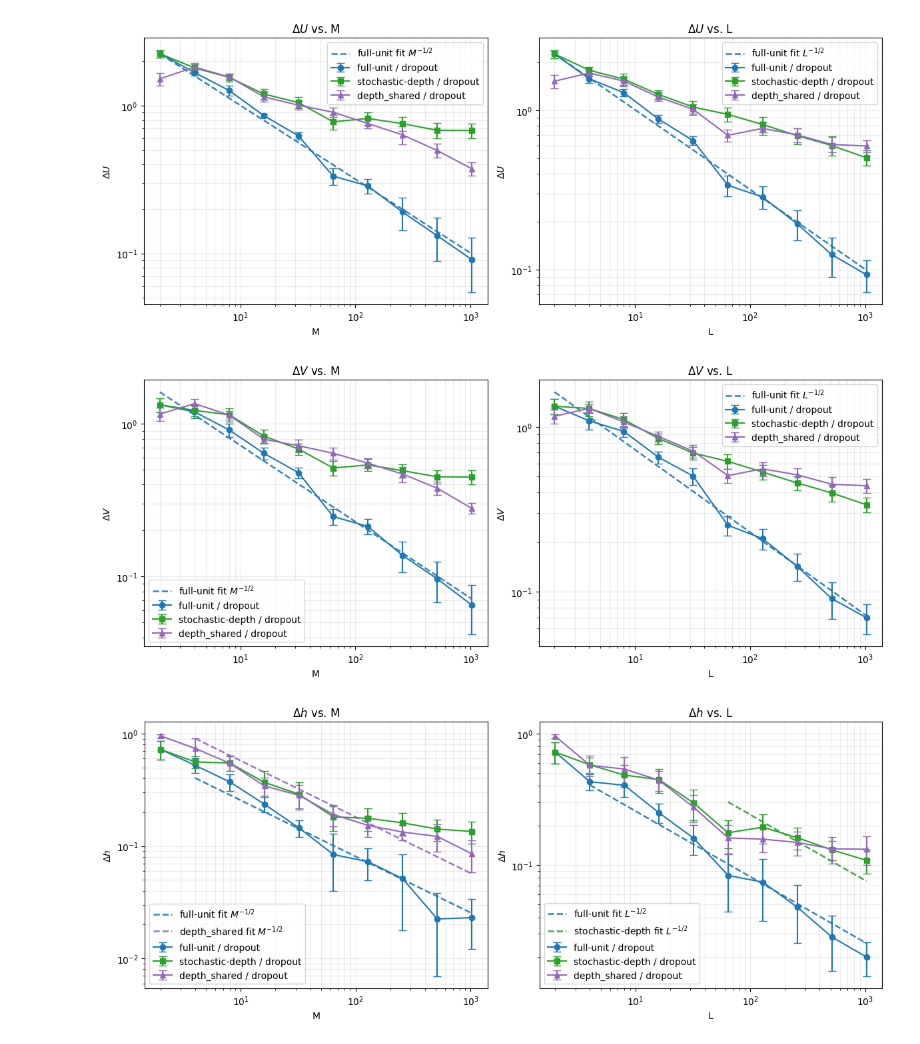
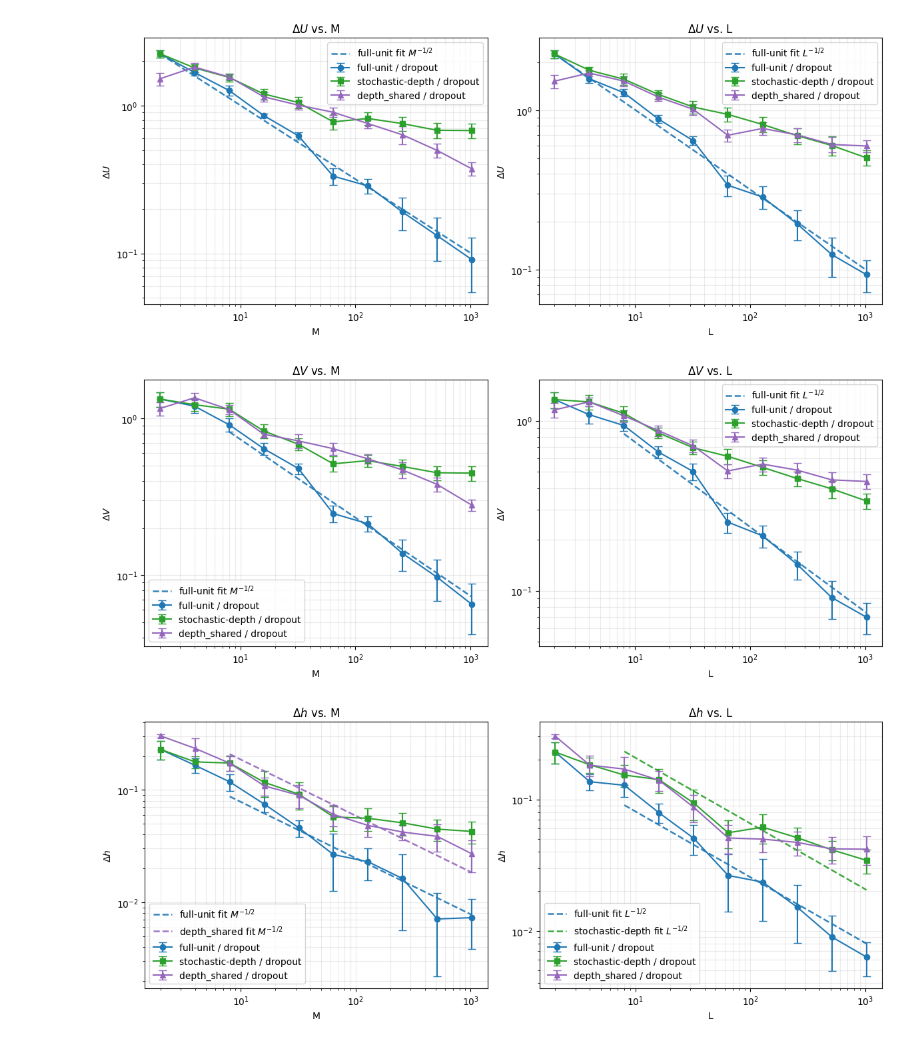
Before and after one commit to xavimaass/dropout_and_ram_2026, a Jupyter notebook: plots_from_multi_runs_load.ipynb, the cells around one changed output. Drawn from its saved outputs; the diff is of its cells as text; code cells hidden in the pictures.

```diff
--- a/plots_from_multi_runs_load.ipynb
+++ b/plots_from_multi_runs_load.ipynb
@@ -12,5 +12,5 @@ from exp_config import (
 # %% [output]
 (8000, 784) (8000, 2) (2000, 784) (2000, 2)
 # %%
-df_results = pd.read_csv("plots/data.csv")
+df_results = pd.read_csv("plots/data_rms.csv")
 # %%
@@ -643,5 +866,5 @@ figU2 = plot_metric_vs_ML2(df_results, metric='Delta_U', log_x=True, log_y=True,
 # %%
-figV2 = plot_metric_vs_ML2(df_results, metric='Delta_V', log_x=True, log_y=True, fit_ml_inv_sqrt=[True, False, False])
+figV2 = plot_metric_vs_ML2(df_results, metric='Delta_V', log_x=True, log_y=True, fit_ml_inv_sqrt=[True, False, False], fit_ml_bounds=[(8, 10000000), (8, 1000000), (8, 10000000)])
 # %% [output]
-[figure, old version]
+[figure, new version]
 # %%
@@ -649,5 +872,5 @@ figV2 = plot_metric_vs_ML2(df_results, metric='Delta_V', log_x=True, log_y=True,
 # %%
-figh2 = plot_metric_vs_ML2(df_results, metric='Delta_h', log_x=True, log_y=True, fit_ml_inv_sqrt=[True, True, True], fit_ml_bounds=[(4, 10000000), (40, 10000000), (4, 10000000)])
+figh2 = plot_metric_vs_ML2(df_results, metric='Delta_h', log_x=True, log_y=True, fit_ml_inv_sqrt=[True, True, True], fit_ml_bounds=[(8, 10000000), (8, 1000000), (8, 10000000)])
 # %% [output]
-[figure, old version]
+[figure, new version]
 # %%
```
Also changed, not shown: parts of 10 cells of this notebook, 8 other files.
